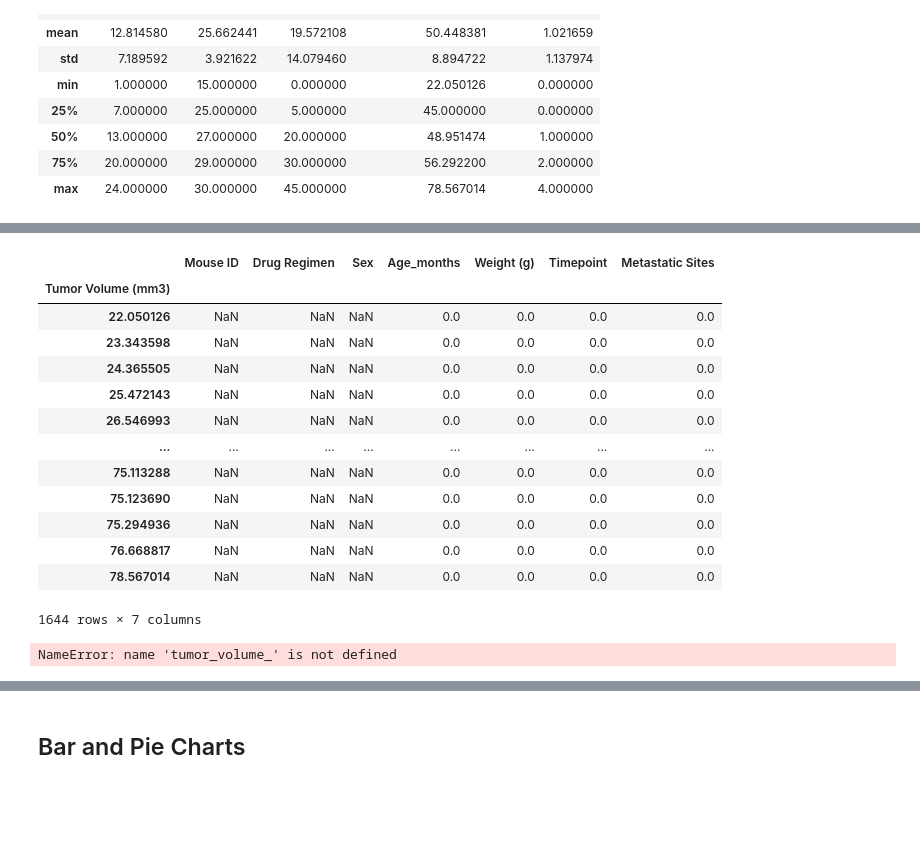
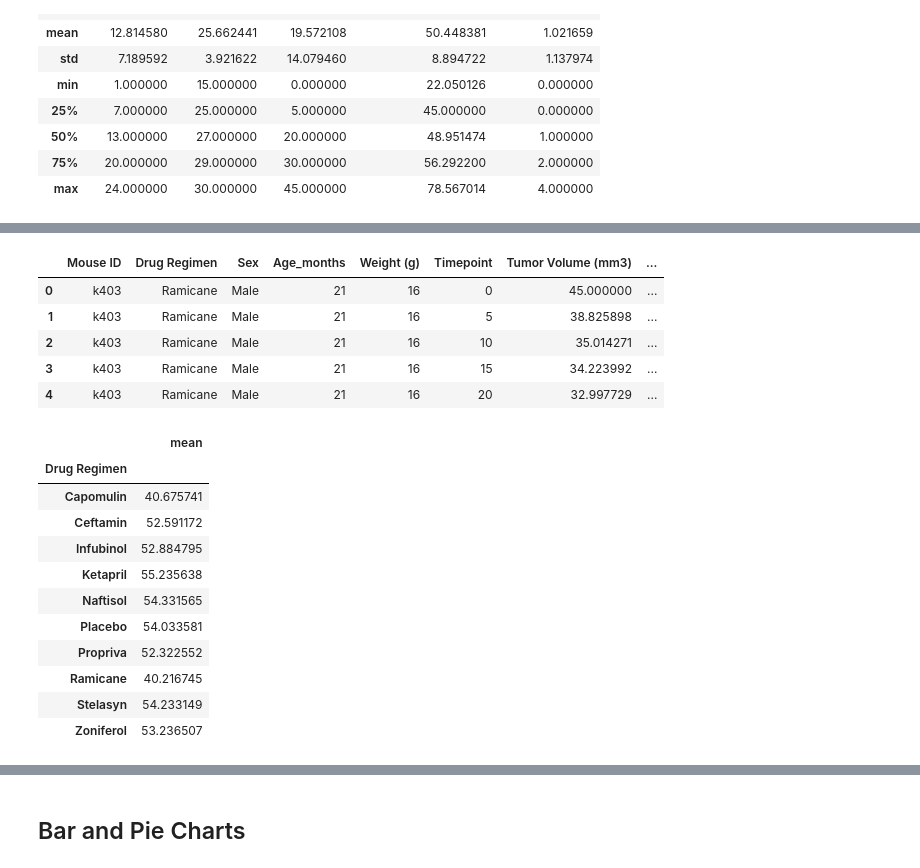
Before and after one commit to Mafranc21/Matplotlib_Pharma_Challenge, a Jupyter notebook: pymaceuticals_starter.ipynb, the cells around one changed output, grey strips where cells are left out. Cells and saved outputs as stored; diff of their text form; code cells hidden in the pictures; blank space fills up the shorter version.

```diff
--- a/pymaceuticals_starter.ipynb
+++ b/pymaceuticals_starter.ipynb
@@ -138,41 +166,27 @@ combined_mouse_metadata.describe
+# %%
+df.head()
+# %% [output]
+|  | Mouse ID | Drug Regimen | Sex | Age_months | Weight (g) | Timepoint | Tumor Volume (mm3) | ... |
+| 0 | k403 | Ramicane | Male | 21 | 16 | 0 | 45.000000 | ... |
+| 1 | k403 | Ramicane | Male | 21 | 16 | 5 | 38.825898 | ... |
+| 2 | k403 | Ramicane | Male | 21 | 16 | 10 | 35.014271 | ... |
+| 3 | k403 | Ramicane | Male | 21 | 16 | 15 | 34.223992 | ... |
+| 4 | k403 | Ramicane | Male | 21 | 16 | 20 | 32.997729 | ... |
 # %%
 # Use groupby and summary statistical methods to calculate the following properties of each drug regimen:
 # mean, median, variance, standard deviation, and SEM of the tumor volume.
 
-df.groupby("Tumor Volume (mm3)").mean()
-df.groupby("Tumor Volume (mm3)").median()
-df.groupby("Tumor Volume (mm3)").agg(np.std, ddof=0)
+df.groupby(['Drug Regimen'])['Tumor Volume (mm3)'].agg([np.mean])
 # %% [output]
-|  | Mouse ID | Drug Regimen | Sex | Age_months | Weight (g) | Timepoint | Metastatic Sites |
-| Tumor Volume (mm3) |  |  |  |  |  |  |  |
-| 22.050126 | NaN | NaN | NaN | 0.0 | 0.0 | 0.0 | 0.0 |
-| 23.343598 | NaN | NaN | NaN | 0.0 | 0.0 | 0.0 | 0.0 |
-| 24.365505 | NaN | NaN | NaN | 0.0 | 0.0 | 0.0 | 0.0 |
-| 25.472143 | NaN | NaN | NaN | 0.0 | 0.0 | 0.0 | 0.0 |
-| 26.546993 | NaN | NaN | NaN | 0.0 | 0.0 | 0.0 | 0.0 |
-| ... | ... | ... | ... | ... | ... | ... | ... |
-| 75.113288 | NaN | NaN | NaN | 0.0 | 0.0 | 0.0 | 0.0 |
-| 75.123690 | NaN | NaN | NaN | 0.0 | 0.0 | 0.0 | 0.0 |
-| 75.294936 | NaN | NaN | NaN | 0.0 | 0.0 | 0.0 | 0.0 |
-| 76.668817 | NaN | NaN | NaN | 0.0 | 0.0 | 0.0 | 0.0 |
-| 78.567014 | NaN | NaN | NaN | 0.0 | 0.0 | 0.0 | 0.0 |
+|  | mean |
+| Drug Regimen |  |
+| Capomulin | 40.675741 |
+| Ceftamin | 52.591172 |
+| Infubinol | 52.884795 |
+| Ketapril | 55.235638 |
+| Naftisol | 54.331565 |
+| Placebo | 54.033581 |
+| Propriva | 52.322552 |
+| Ramicane | 40.216745 |
+| Stelasyn | 54.233149 |
+| Zoniferol | 53.236507 |
-1644 rows × 7 columns
-# %%
-# Assemble the resulting series into a single summary dataframe.
-#mean_numpy = np.mean(tumor volume)
-#print(f"The mean tumor volume (mm3) per drug regimen is {mean_numpy}")
-
-#median_numpy = np.median(tumor volume)
-#print(f"The median tumor volume (mm3) per drug regimen is {median_numpy}")
-
-#median_scipy = sts.mode(tumor volume)
-#print(f"The mode tumor volume (mm3)per drug regimen is {mode_scipy}")
-
-# find variance and standard deviaton
-var_numpy = np.var(tumor_volume_(mm3), ddof = 0)
-print(f"The tumor volume variance using the Numpy module is {var_numpy}")
-
-sd_numpy = np.std(tumor_volume_(mm3), ddof = 0)
-print(f"The tumor volume using the standard deviation using the Numpy module is {sd_numpy}")
-# %% [output]
-NameError: name 'tumor_volume_' is not defined
```
Also changed, not shown: parts of 14 cells of this notebook.
